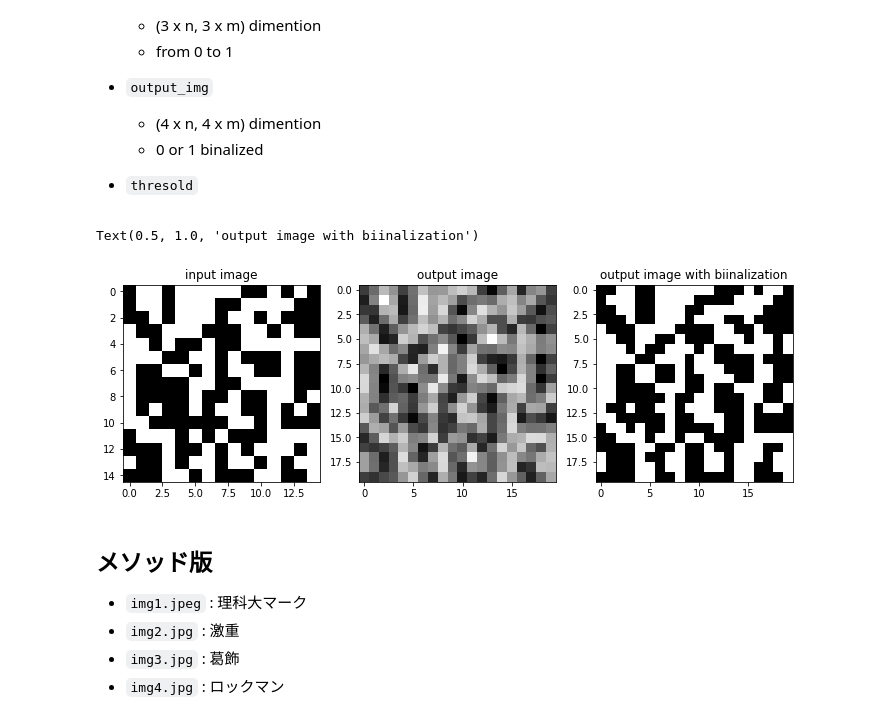
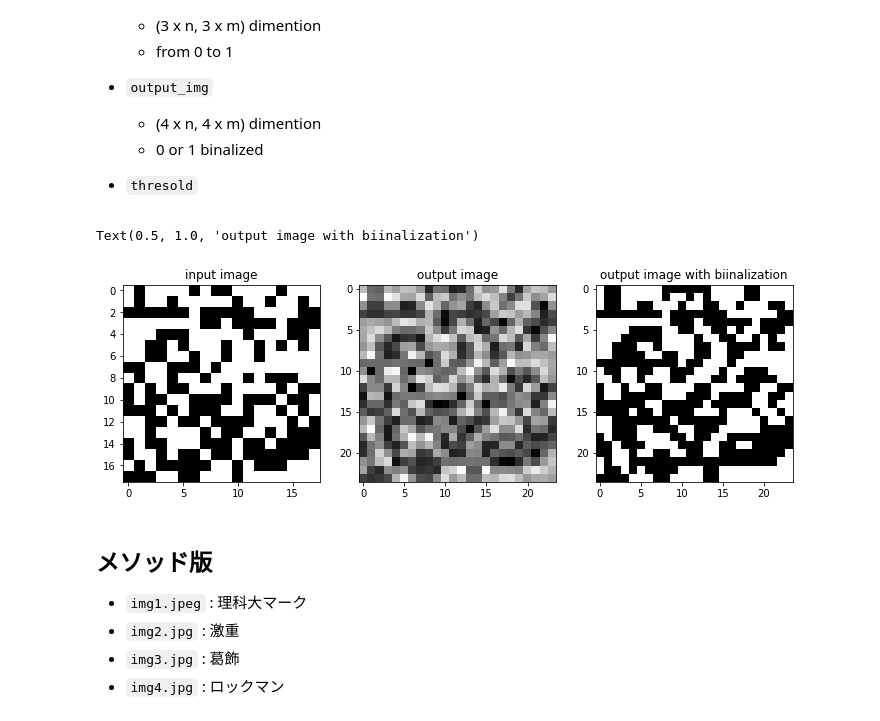
Before and after one commit to mositori/Bayesian-SuperResolution, a Jupyter notebook: ex1/autoencoder_example.ipynb, the cells around one changed output. Saved outputs shown, nothing was run; the diff lists cells and outputs as text; code cells hidden in the pictures.

```diff
--- a/ex1/autoencoder_example.ipynb
+++ b/ex1/autoencoder_example.ipynb
@@ -295,32 +251,32 @@ for i in range(3):
 # %%
 # n = 4
 # m = 4
 thresold = 0.5
 
-input_img = np.random.randint(0, 2, (15,15), dtype='int8')
+input_img = np.random.randint(0, 2, (18,18), dtype='int8')
 x, y = input_img.shape
 n, m = int( x / 3 ), int( y / 3 )
 output_img = np.empty((4 * n , 4 * m), dtype='float64')
 
 for i, j in iter.product(range(n), range(m)):
     partial_img = input_img.copy()[ 3 * j : 3 * (j + 1), 3 * i : 3 * ( i + 1)]
     partial_img = autoencoder.model.predict(partial_img.reshape(1,9))
     output_img[4 * j : 4 * (j + 1), 4 * i : 4 * ( i + 1)] = partial_img.reshape(4,4)
 
 output_img_binalized = output_img.copy()
 output_img_binalized[output_img_binalized >= thresold] = 1
 output_img_binalized[output_img_binalized < thresold] = 0
 
 fig, axes = plt.subplots(1,3, figsize = (12,12))
 axes[0].imshow(input_img, cmap = plt.cm.binary)
 axes[0].set_title("input image")
 axes[1].imshow(output_img, cmap = plt.cm.binary)
 axes[1].set_title("output image")
 axes[2].imshow(output_img_binalized, cmap = plt.cm.binary)
 axes[2].set_title("output image with biinalization")
 # %% [output]
 Text(0.5, 1.0, 'output image with biinalization')
-[figure, old version]
+[figure, new version]
 # %% [markdown]
 ## メソッド版
 - `img1.jpeg` : 理科大マーク
```
Also changed, not shown: parts of 15 cells of this notebook, 3 other files.
